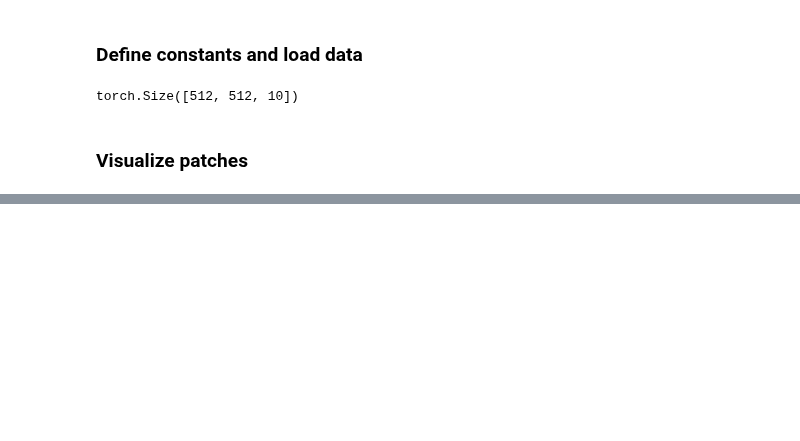
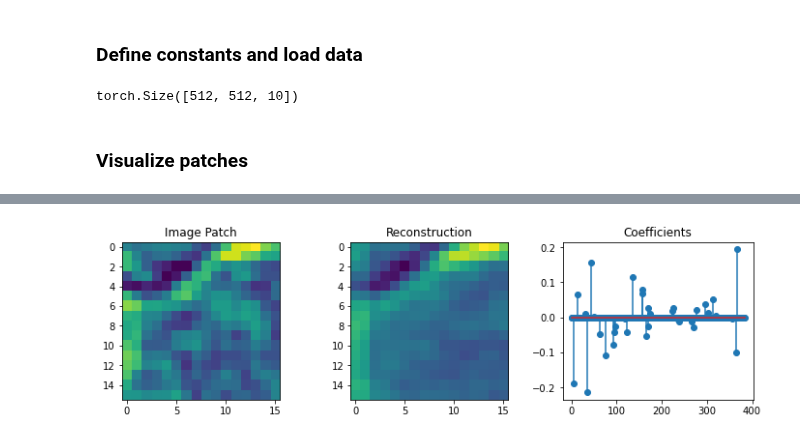
Before and after one commit to rctn/sparsecoding, a Jupyter notebook: examples/inference.ipynb, the cells around one changed output, grey strips where cells are left out. Drawn from its saved outputs; the diff is of its cells as text; code cells hidden in the pictures; blank space fills up the shorter version.

```diff
--- a/examples/inference.ipynb
+++ b/examples/inference.ipynb
@@ -75,0 +94,13 @@ plt.show()
+# %%
+fig,(ax1,ax2,ax3)=  plt.subplots(figsize=(12,3),nrows=1, ncols=3)
+ax1.imshow(data[0,:].detach().reshape(patch_size_x,patch_size_x))
+ax1.set_title('Image Patch')
+
+ax2.imshow(reconstruction[0,:].detach().reshape(patch_size_x,patch_size_x))
+ax2.set_title('Reconstruction')
+
+ax3.stem(A[0,:].reshape(-1))
+ax3.set_title('Coefficients')
+plt.show()
+# %% [output]
+[figure, added]
```
Also changed, not shown: parts of 10 cells of this notebook, 1 other file.
